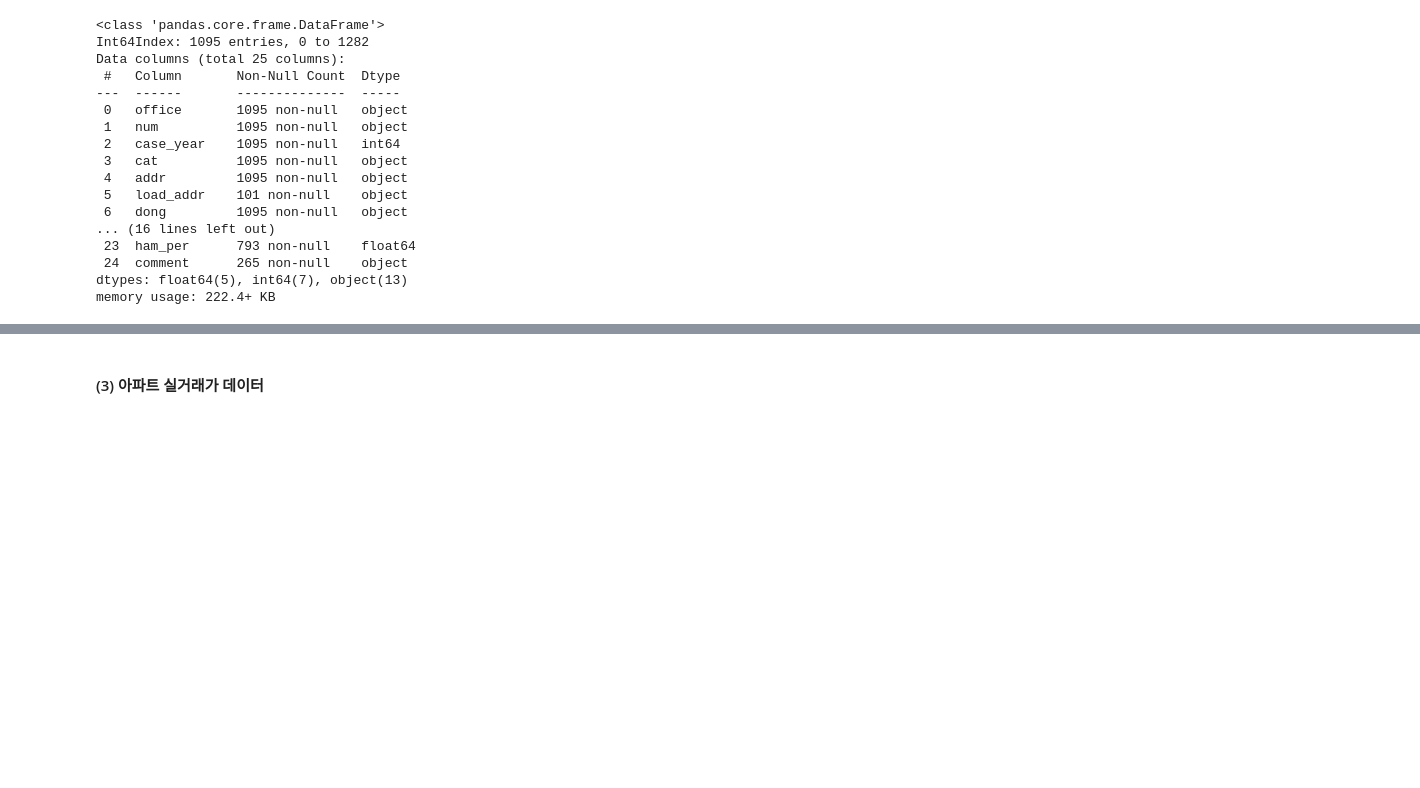
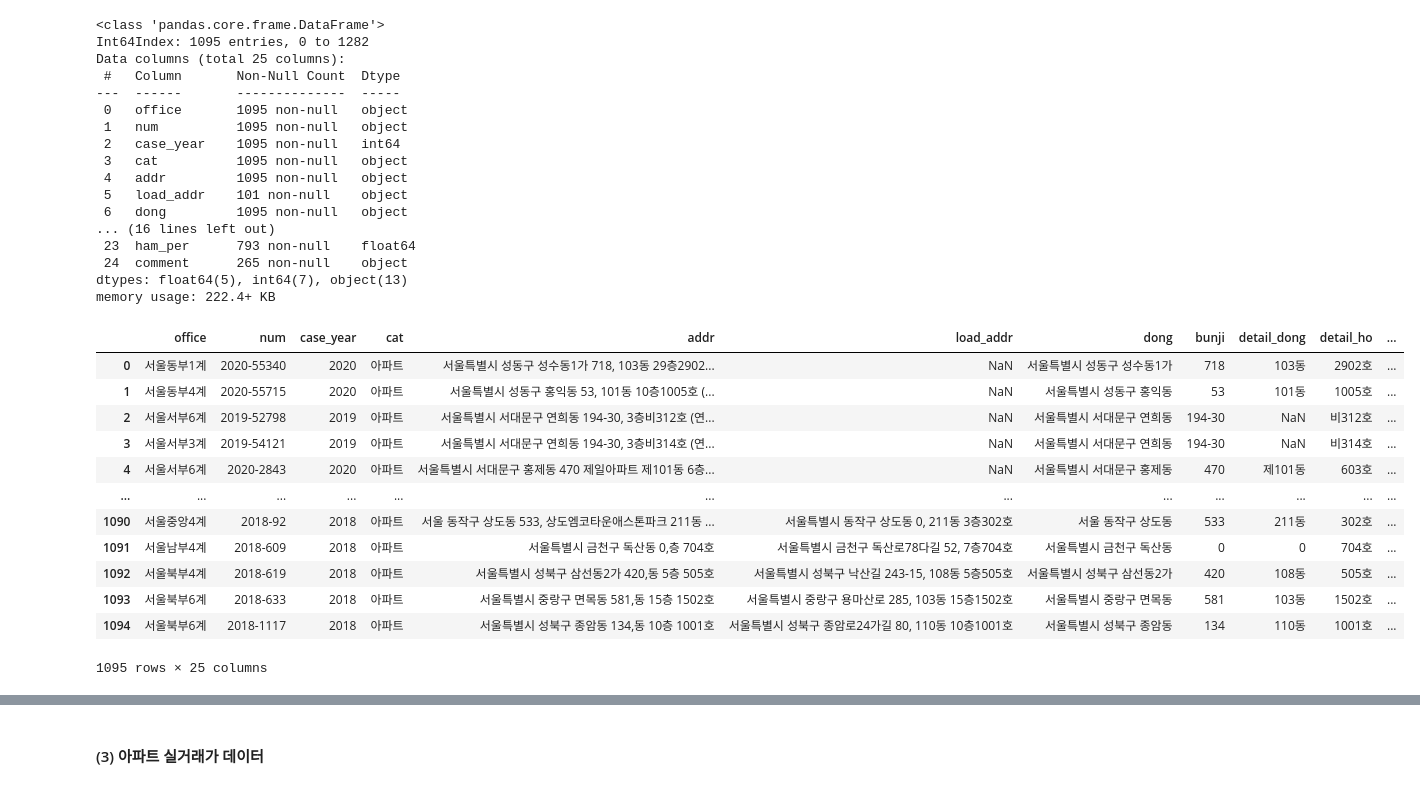
Before and after one commit to JinsolPark/final_project, a Jupyter notebook: jspark/01_데이터 준비.ipynb, the cells around one changed output, grey strips where cells are left out. Saved outputs shown, nothing was run; the diff lists cells and outputs as text; code cells hidden in the pictures; blank space fills up the shorter version.

```diff
--- a/jspark/01_데이터 준비.ipynb
+++ b/jspark/01_데이터 준비.ipynb
@@ -669,0 +660,17 @@ df2.to_csv("data/auction/")
+# %%
+df = pd.read_csv("data/auction/auction_2018_2021.csv")
+df
+# %% [output]
+|  | office | num | case_year | cat | addr | load_addr | dong | bunji | detail_dong | detail_ho | ... |
+| 0 | 서울동부1계 | 2020-55340 | 2020 | 아파트 | 서울특별시 성동구 성수동1가 718, 103동 29층2902... | NaN | 서울특별시 성동구 성수동1가 | 718 | 103동 | 2902호 | ... |
+| 1 | 서울동부4계 | 2020-55715 | 2020 | 아파트 | 서울특별시 성동구 홍익동 53, 101동 10층1005호 (... | NaN | 서울특별시 성동구 홍익동 | 53 | 101동 | 1005호 | ... |
+| 2 | 서울서부6계 | 2019-52798 | 2019 | 아파트 | 서울특별시 서대문구 연희동 194-30, 3층비312호 (연... | NaN | 서울특별시 서대문구 연희동 | 194-30 | NaN | 비312호 | ... |
+| 3 | 서울서부3계 | 2019-54121 | 2019 | 아파트 | 서울특별시 서대문구 연희동 194-30, 3층비314호 (연... | NaN | 서울특별시 서대문구 연희동 | 194-30 | NaN | 비314호 | ... |
+| 4 | 서울서부6계 | 2020-2843 | 2020 | 아파트 | 서울특별시 서대문구 홍제동 470 제일아파트 제101동 6층... | NaN | 서울특별시 서대문구 홍제동 | 470 | 제101동 | 603호 | ... |
+| ... | ... | ... | ... | ... | ... | ... | ... | ... | ... | ... | ... |
+| 1090 | 서울중앙4계 | 2018-92 | 2018 | 아파트 | 서울 동작구 상도동 533, 상도엠코타운애스톤파크 211동 ... | 서울특별시 동작구 상도동 0, 211동 3층302호 | 서울 동작구 상도동 | 533 | 211동 | 302호 | ... |
+| 1091 | 서울남부4계 | 2018-609 | 2018 | 아파트 | 서울특별시 금천구 독산동 0,층 704호 | 서울특별시 금천구 독산로78다길 52, 7층704호 | 서울특별시 금천구 독산동 | 0 | 0 | 704호 | ... |
+| 1092 | 서울북부4계 | 2018-619 | 2018 | 아파트 | 서울특별시 성북구 삼선동2가 420,동 5층 505호 | 서울특별시 성북구 낙산길 243-15, 108동 5층505호 | 서울특별시 성북구 삼선동2가 | 420 | 108동 | 505호 | ... |
+| 1093 | 서울북부6계 | 2018-633 | 2018 | 아파트 | 서울특별시 중랑구 면목동 581,동 15층 1502호 | 서울특별시 중랑구 용마산로 285, 103동 15층1502호 | 서울특별시 중랑구 면목동 | 581 | 103동 | 1502호 | ... |
+| 1094 | 서울북부6계 | 2018-1117 | 2018 | 아파트 | 서울특별시 성북구 종암동 134,동 10층 1001호 | 서울특별시 성북구 종암로24가길 80, 110동 10층1001호 | 서울특별시 성북구 종암동 | 134 | 110동 | 1001호 | ... |
+1095 rows × 25 columns
```
Also changed, not shown: parts of 31 cells of this notebook, 7 other files.
